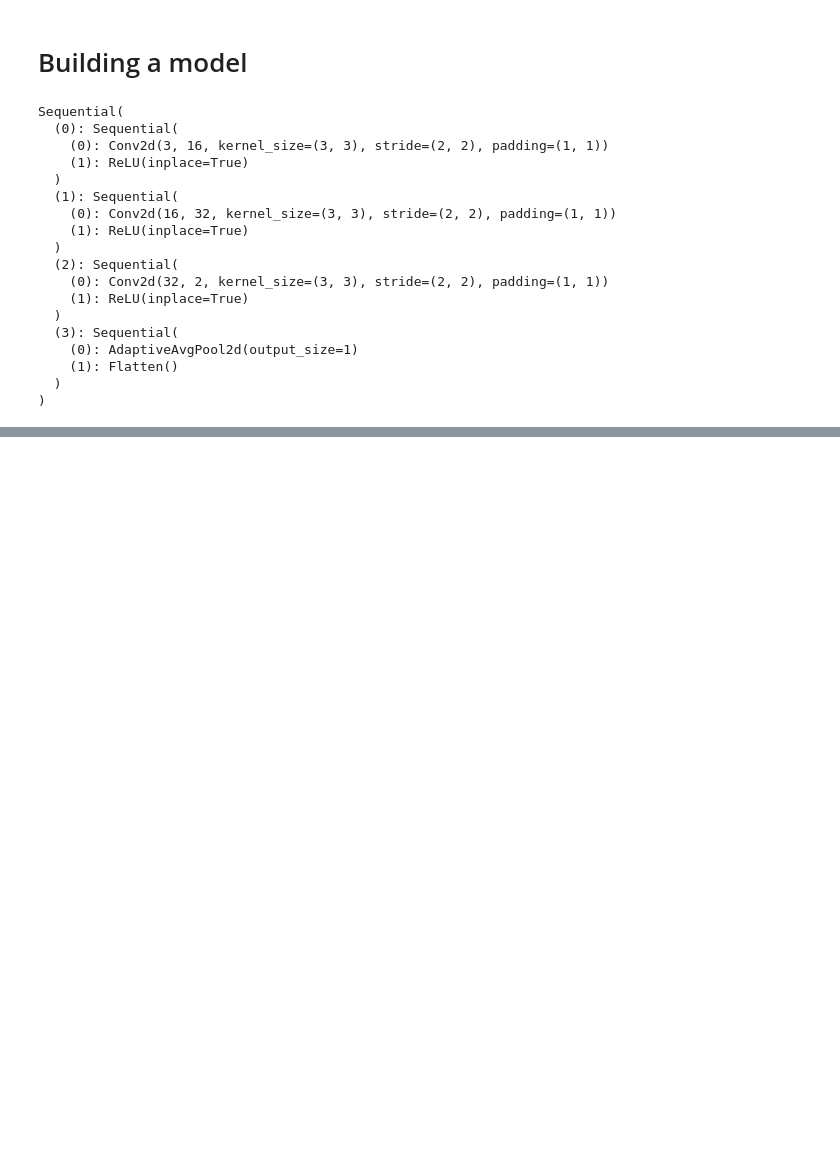
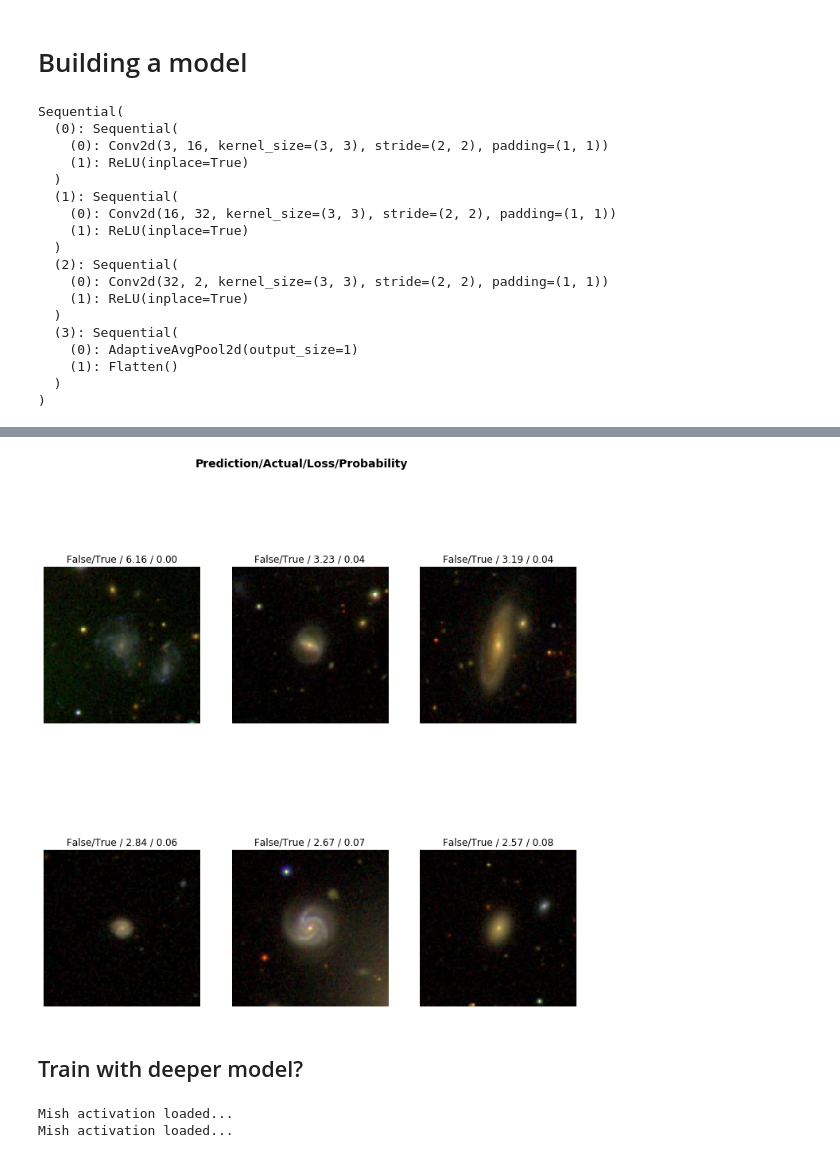
Before and after one commit to jwuphysics/HI-diversity, a Jupyter notebook: notebook/survey/01. Building a classifier.ipynb, the cells around one changed output, grey strips where cells are left out. Drawn from its saved outputs; the diff is of its cells as text; code cells hidden in the pictures; blank space fills up the shorter version.

```diff
--- a/notebook/survey/01. Building a classifier.ipynb
+++ b/notebook/survey/01. Building a classifier.ipynb
@@ -143,0 +208,12 @@ learn.fit(1, 1e-2)
+# %%
+interp.plot_top_losses(6)
+# %% [output]
+[figure, added]
+# %% [markdown]
+## Train with deeper model?
+# %%
+sys.path.append(f'{PATH}/src')
+from mxresnet import *
+# %% [output]
+Mish activation loaded...
+Mish activation loaded...
```
Also changed, not shown: parts of 39 cells of this notebook, 1 other file.
